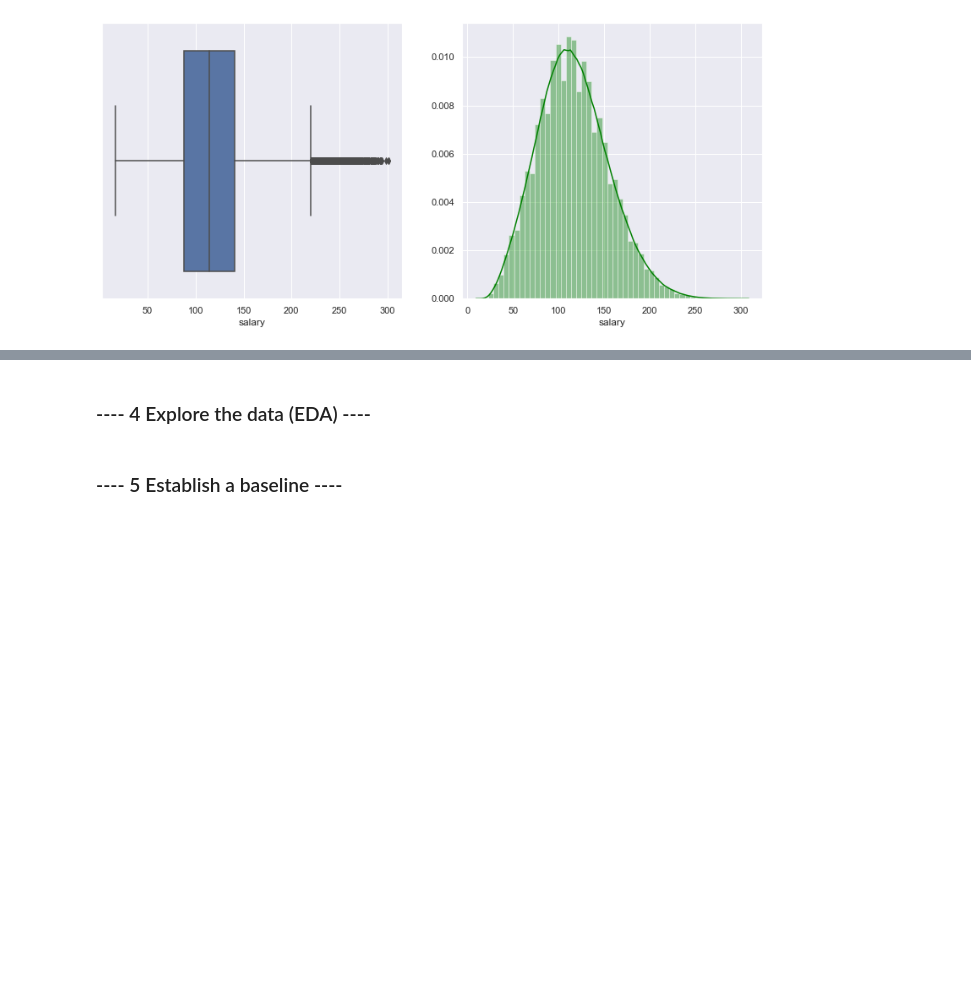
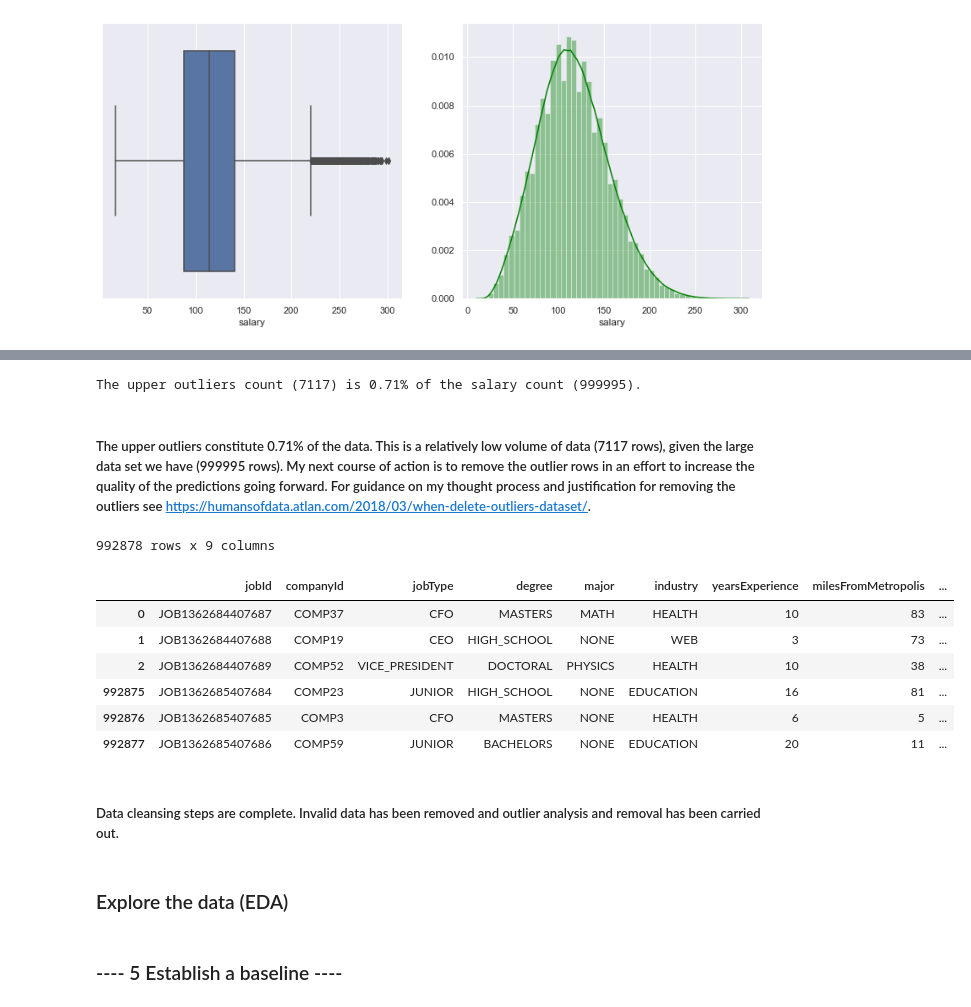
Before and after one commit to ross-macdonald-rm/salarypredictionportfolio, a Jupyter notebook: Salary Prediction Project.ipynb, the cells around one changed output, grey strips where cells are left out. Saved outputs shown, nothing was run; the diff lists cells and outputs as text; code cells hidden in the pictures; blank space fills up the shorter version.

Commit message:
Outliers identified and removed.

```diff
--- a/Salary Prediction Project.ipynb
+++ b/Salary Prediction Project.ipynb
@@ -270,5 +295,32 @@ NameError: name 'Q1' is not defined
+# %%
+# Calculate the upper limit outliers count as a percentage of the salary count (calculate salary and outlier count first).
+training_salary_count = train_df.salary.count()
+upper_outliers_count = train_df[train_df.salary > 220.5].salary.count()
+upper_outlier_percentage = upper_outliers_count / training_salary_count * 100
+upper_outlier_percentage = upper_outlier_percentage.round(2)
+print('The upper outliers count ({}) is {}% of the salary count ({}).'.format(upper_outliers_count, upper_outlier_percentage, training_salary_count))
+# %% [output]
+The upper outliers count (7117) is 0.71% of the salary count (999995).
+# %% [markdown]
+##### The upper outliers constitute 0.71% of the data. This is a relatively low volume of data (7117 rows), given the large data set we have (999995 rows). My next course of action is to remove the outlier rows in an effort to increase the quality of the predictions going forward. For guidance on my thought process and justification for removing the outliers see https://humansofdata.atlan.com/2018/03/when-delete-outliers-dataset/.
+# %%
+# Remove the upper outliers from the training data, reindex the training data and output head and tail to confirm rows have been dropped.
+train_df = train_df[train_df.salary <= 220.5]
+train_df = train_df.reset_index(drop=True)
+ends(train_df, 3)
+# %% [output]
+992878 rows x 9 columns
+|  | jobId | companyId | jobType | degree | major | industry | yearsExperience | milesFromMetropolis | ... |
+| 0 | JOB1362684407687 | COMP37 | CFO | MASTERS | MATH | HEALTH | 10 | 83 | ... |
+| 1 | JOB1362684407688 | COMP19 | CEO | HIGH_SCHOOL | NONE | WEB | 3 | 73 | ... |
+| 2 | JOB1362684407689 | COMP52 | VICE_PRESIDENT | DOCTORAL | PHYSICS | HEALTH | 10 | 38 | ... |
+| 992875 | JOB1362685407684 | COMP23 | JUNIOR | HIGH_SCHOOL | NONE | EDUCATION | 16 | 81 | ... |
+| 992876 | JOB1362685407685 | COMP3 | CFO | MASTERS | NONE | HEALTH | 6 | 5 | ... |
+| 992877 | JOB1362685407686 | COMP59 | JUNIOR | BACHELORS | NONE | EDUCATION | 20 | 11 | ... |
+# %% [markdown]
+##### Data cleansing steps are complete. Invalid data has been removed and outlier analysis and removal has been carried out.
 # %% [markdown]
-### ---- 4 Explore the data (EDA) ----
+### Explore the data (EDA)
 # %%
 #summarize each feature variable
 #summarize the target variable
```
Also changed, not shown: parts of 25 cells of this notebook.
